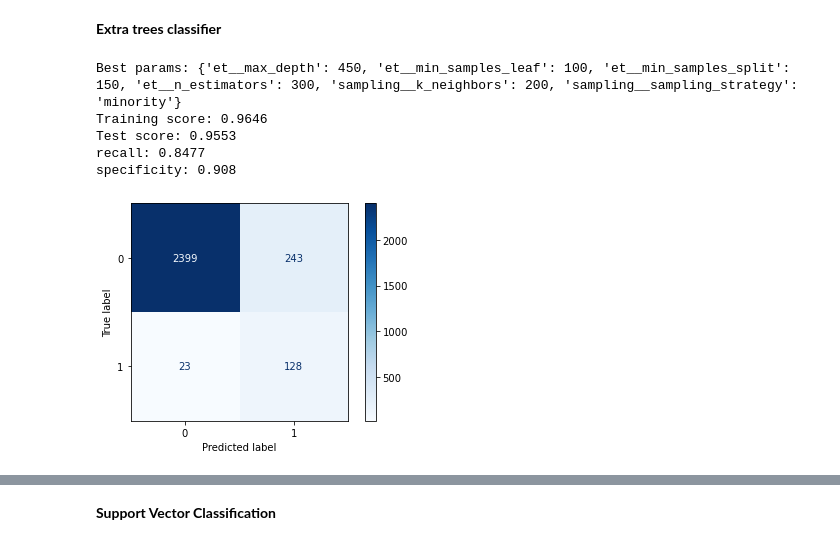
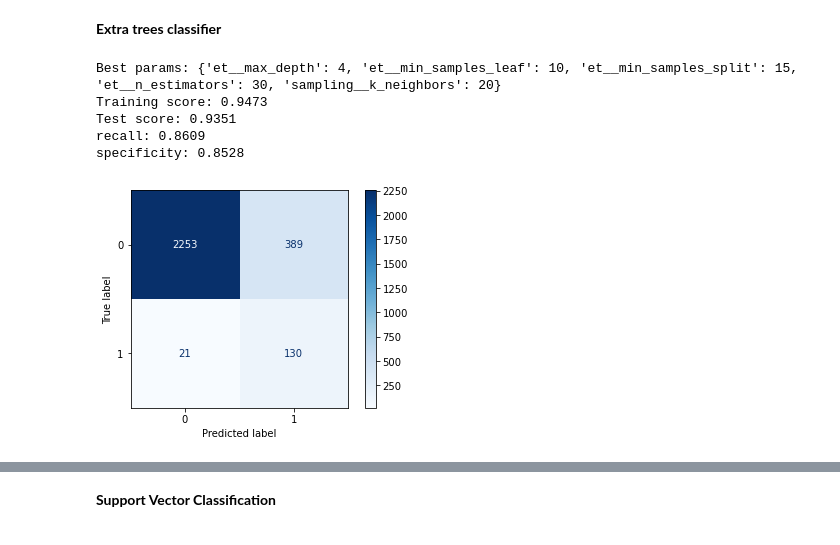
Before and after one commit to doscsy12/west-nile-virus, a Jupyter notebook: code/Preprocessing_model_tuning.ipynb, the cells around one changed output, grey strips where cells are left out. Cells and saved outputs as stored; diff of their text form; code cells hidden in the pictures.

```diff
--- a/code/Preprocessing_model_tuning.ipynb
+++ b/code/Preprocessing_model_tuning.ipynb
@@ -531,7 +530,7 @@ def run_models(model, model_params):
     pipe = Pipeline([
             ('scale', StandardScaler()),
             ('pca', PCA(n_components = 9)),
-            ('sampling', SMOTE()),
+            ('sampling', SMOTE(sampling_strategy = 'minority')),
             (model, models[model])
             ])
 
@@ -663,29 +720,27 @@ Similarly to decision tress (and not totally unexpected), the hyperparameters we
 # %%
 # extra trees classifier
 grid_params = {
-    'sampling__sampling_strategy': ['minority', 'not minority', 'auto'],
-    'sampling__k_neighbors': [150, 200, 250],
-    'et__n_estimators': [300, 350],
-    'et__max_depth': [400, 450],
-    'et__min_samples_split': [100, 150],
-    'et__min_samples_leaf': [100, 150],
+    'sampling__k_neighbors': [15, 20, 25],
+    'et__n_estimators': [30, 35],
+    'et__max_depth': [4, 5, 6],
+    'et__min_samples_split': [10, 15],
+    'et__min_samples_leaf': [10, 15],
 }
 
 best_params = {
-    'sampling__sampling_strategy': ['minority'],
-    'sampling__k_neighbors': [200],
-    'et__n_estimators': [300],
-    'et__max_depth': [450],
-    'et__min_samples_split': [150],
-    'et__min_samples_leaf': [100],
+    'sampling__k_neighbors': [20],
+    'et__n_estimators': [30],
+    'et__max_depth': [4],
+    'et__min_samples_split': [15],
+    'et__min_samples_leaf': [10],
 }
 
 et = run_models('et', best_params)
 # Best params: {'et__max_depth': 450, 'et__min_samples_leaf': 100, 'et__min_samples_split': 150, 'et__n_estimators': 300, 'sampling__k_neighbors': 200, 'sampling__sampling_strategy': 'minority'}
 # %% [output]
-Best params: {'et__max_depth': 450, 'et__min_samples_leaf': 100, 'et__min_samples_split': 150, 'et__n_estimators': 300, 'sampling__k_neighbors': 200, 'sampling__sampling_strategy': 'minority'}
-Training score: 0.9646
-Test score: 0.9553
-recall: 0.8477
-specificity: 0.908
+Best params: {'et__max_depth': 4, 'et__min_samples_leaf': 10, 'et__min_samples_split': 15, 'et__n_estimators': 30, 'sampling__k_neighbors': 20}
+Training score: 0.9473
+Test score: 0.9351
+recall: 0.8609
+specificity: 0.8528
-[figure, old version]
+[figure, new version]
```
Also changed, not shown: parts of 56 cells of this notebook, 1 other file.
